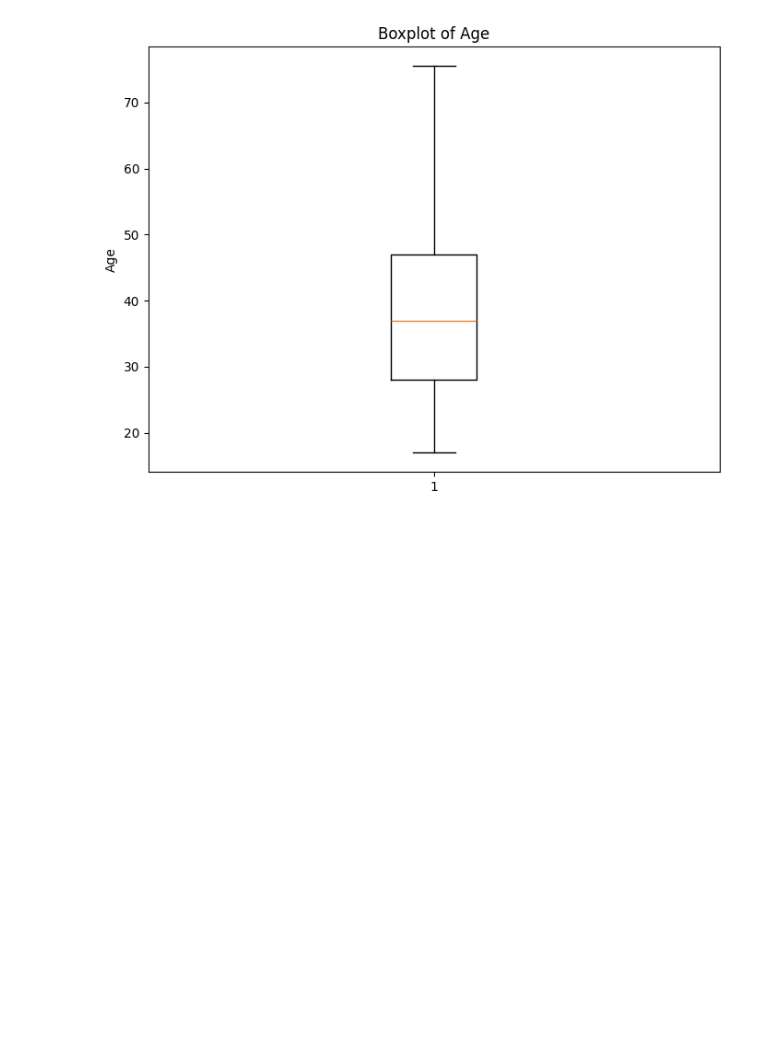
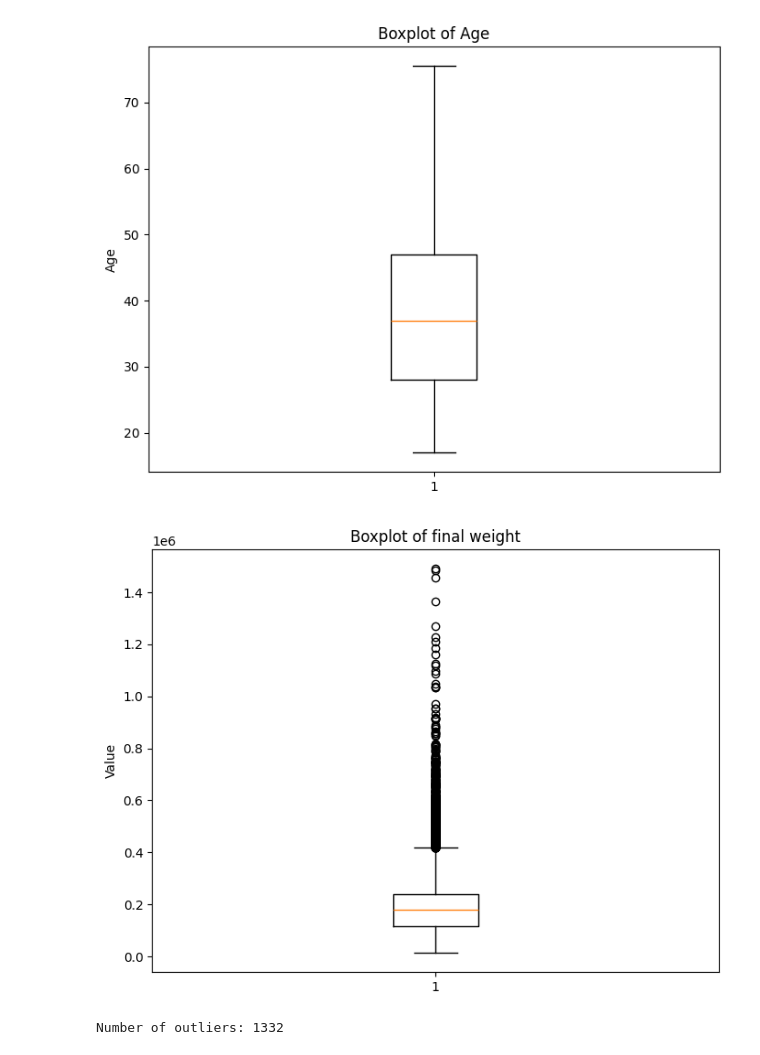
Before and after one commit to Naveen-Savi08/Income-Prediction, a Jupyter notebook: Preprocessing.ipynb, the cells around one changed output. Cells and saved outputs as stored; diff of their text form; code cells hidden in the pictures; blank space fills up the shorter version.

Commit message:
Done Handling outliers

```diff
--- a/Preprocessing.ipynb
+++ b/Preprocessing.ipynb
@@ -245,3 +246,34 @@ plt.ylabel('Age')
 plt.show()
 # %% [output]
 [figure]
+# %%
+# Plot the final weight
+plt.figure(figsize=(8, 6))
+plt.boxplot(df['fnlwgt'])
+plt.title(f'Boxplot of final weight')
+plt.ylabel('Value')
+plt.show()
+# %% [output]
+[figure, added]
+# %%
+# Handle the outlier of final weight
+# Calculate quartiles
+Q1 = np.percentile(df['fnlwgt'], 25)
+Q3 = np.percentile(df['fnlwgt'], 75)
+
+# Calculate IQR
+IQR = Q3 - Q1
+
+# Define the outlier bounds
+lower_bound = Q1 - 1.5 * IQR
+upper_bound = Q3 + 1.5 * IQR
+
+# Identify outliers
+outliers = df[(df['fnlwgt'] < lower_bound) | (df['fnlwgt'] > upper_bound)]
+
+# Count the number of outliers
+num_outliers = len(outliers)
+
+print("Number of outliers:", num_outliers)
+# %% [output]
+Number of outliers: 1332
```
Also changed, not shown: parts of 9 cells of this notebook.
